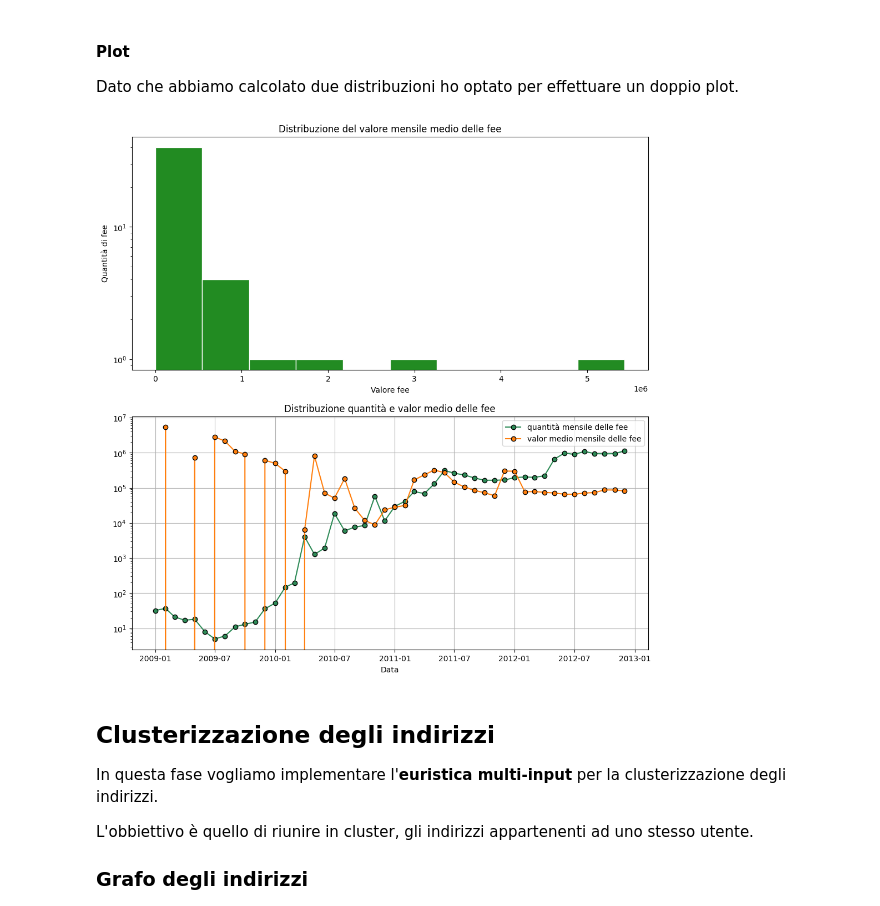
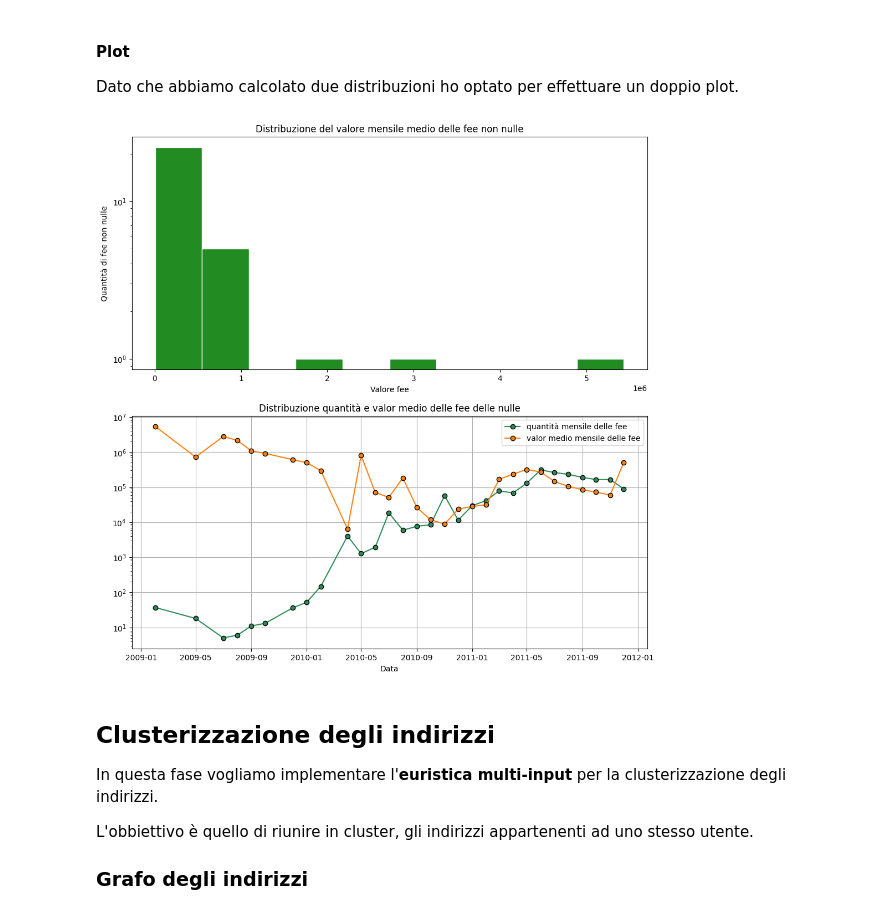
Before and after one commit to FedericoBustaffa/crafty, a Jupyter notebook: notebook.ipynb, the cells around one changed output. Saved outputs shown, nothing was run; the diff lists cells and outputs as text; code cells hidden in the pictures.

```diff
--- a/notebook.ipynb
+++ b/notebook.ipynb
@@ -25,7 +25,8 @@ import bs4
 import requests
 import time
 
-n = None
+# n = None
+n = 2000000
 
 tx_df = pd.read_csv(
     "transactions.csv",
@@ -353,13 +354,12 @@ Vogliamo ora dividere il dataset in due parti:
 Una volta separati andiamo a raggruppare nuovamente per mese e calcoliamo, per entrambi i dataset
 ricavati, il numero di _fee_ mensile.
 # %%
-# tx_df = tx_df[tx_df["fee"] > 0]
+tx_df = tx_df[tx_df["fee"] > 0]
 
 fee_count = ts_grp["fee"].count().reset_index().rename(columns={"fee": "count"})
 fee_value = ts_grp["fee"].mean().reset_index().rename(columns={"fee": "value"})
 
-fee_df = fee_count.merge(fee_value, on="timestamp").dropna()
+fee_df = fee_count.merge(fee_value, on="timestamp")
+fee_df = fee_df[fee_df["value"] > 0]
 
-# del tx_df
-
-fee_df
+del tx_df
@@ -389,40 +371,40 @@ Dato che abbiamo calcolato due distribuzioni ho optato per effettuare un doppio
 fig, (ax1, ax2) = plt.subplots(2, 1, figsize=(12, 12))
 
 ax1.hist(fee_df["value"], color="forestgreen", ec="w")
-ax1.set_title("Distribuzione del valore mensile medio delle fee")
+ax1.set_title("Distribuzione del valore mensile medio delle fee non nulle")
 ax1.set_xlabel("Valore fee")
-ax1.set_ylabel("Quantità di fee")
+ax1.set_ylabel("Quantità di fee non nulle")
 ax1.set_yscale("log")
 
 ax2.plot(
     fee_df["timestamp"],
     fee_df["count"],
     "o-",
     mec="k",
     label="quantità mensile delle fee",
     c="seagreen",
 )
 
 ax2.plot(
     fee_df["timestamp"],
     fee_df["value"],
     "o-",
     mec="k",
     label="valor medio mensile delle fee",
     c="tab:orange",
 )
 
-ax2.set_title("Distribuzione quantità e valor medio delle fee")
+ax2.set_title("Distribuzione quantità e valor medio delle fee delle nulle")
 ax2.set_xlabel("Data")
 ax2.set_yscale("log")
 ax2.grid()
 ax2.legend()
 
 plt.show()
 
 del fee_df
 # %% [output]
-[figure, old version]
+[figure, new version]
 # %% [markdown]
 ## Clusterizzazione degli indirizzi
 
```
Also changed, not shown: parts of 14 cells of this notebook.
